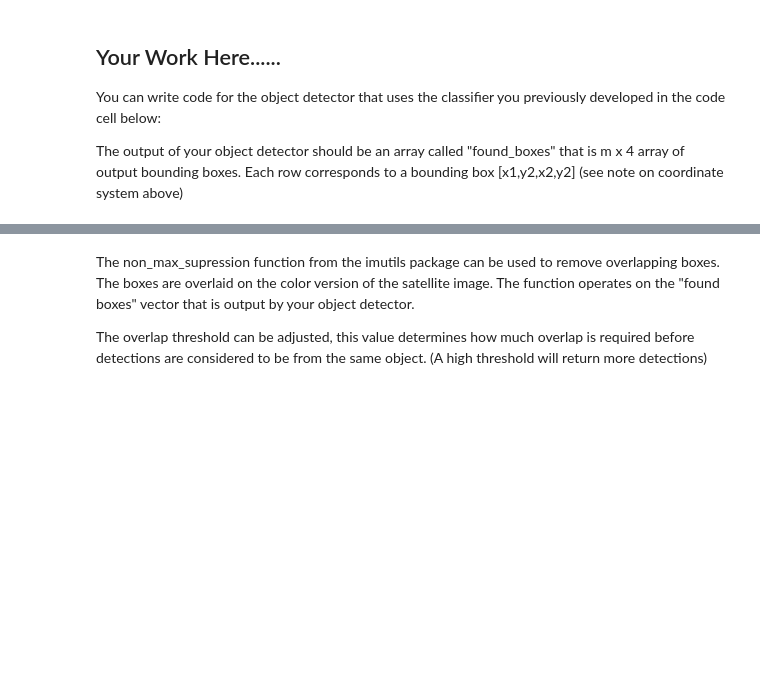
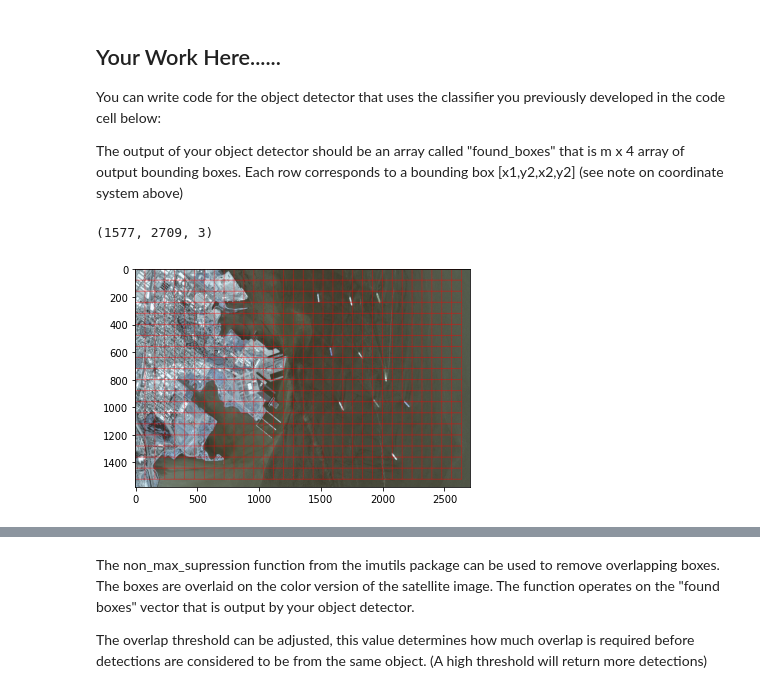
Before and after one commit to aoudjit/aoudjit, a Jupyter notebook: Etivity_assignment1_Aziz_AOUDJIT_20201281.ipynb, the cells around one changed output, grey strips where cells are left out. Saved outputs shown, nothing was run; the diff lists cells and outputs as text; code cells hidden in the pictures; blank space fills up the shorter version.

```diff
--- a/Etivity_assignment1_Aziz_AOUDJIT_20201281.ipynb
+++ b/Etivity_assignment1_Aziz_AOUDJIT_20201281.ipynb
@@ -335,10 +355,12 @@ def getHOGDetector(svm, sample):
 # %%
 def sliding_window(image, stepSize, windowSize):
 	# slide a window across the image
-	for y in range(0, image.shape[0], stepSize):
-		for x in range(0, image.shape[1], stepSize):
+
+ for x in range(0, image.shape[0], stepSize):
+      for y in range(0, image.shape[1], stepSize):
 			# yield the current window
-			yield (x, y, image[y:y + windowSize[1], x:x + windowSize[0]])
+        yield (x, y, image[x:x + windowSize[1], y:y + windowSize[0]])
+ #print(x,',',y)
 # %%
 class imageHogWithBound():
      list_images = [[]]
@@ -349,17 +371,33 @@ class imageHogWithBound():
 # %%
 images_hog = []
 bounds = []
+windows = []
 imageHog = imageHogWithBound()
-for (x, y, window) in sliding_window(gray_img, stepSize=32, windowSize=(n, n)):
-		 #if window.shape[0] != 64 or window.shape[1] != 64:
-			#   continue
-     #print(window)
-     bound = [x,y,x+n,y+n]
-     im_hog = feature.hog(np.array(window).astype('uint8'), orientations=9, pixels_per_cell=(8, 8),cells_per_block=(2, 2),transform_sqrt=True, block_norm="L1",visualize=True)
-     #im_hog = exposure.rescale_intensity(im_hog, out_range=(0, 255))
-     #im_hog = im_hog.astype("uint8")
-     imageHog.add(im_hog,bound)
-     images_hog.append(im_hog)
+print(col_img.shape)
+for (x, y, window) in sliding_window(col_img, stepSize=80, windowSize=(n, n)):
+    if window.shape[0] == n and window.shape[1] == n:
+         windows.append((x, y, window))
+         bound = [x,y,x+n,y+n];
+         im_hog = feature.hog(np.array(window).astype('uint8'), orientations=9, pixels_per_cell=(8, 8),cells_per_block=(2, 2),transform_sqrt=True, block_norm="L1",visualize=True, multichannel=True)
+     #print(im_hog)
+     #im_hog = exposure.rescale_intensity(np.array(im_hog).astype('uint8'), out_range=(0, 255))
+     #im_hog = np.array(im_hog).astype("uint8")
+         imageHog.add(im_hog,bound)
+         images_hog.append(im_hog)
+# %% [output]
+(1577, 2709, 3)
+# %%
+#plt.imshow(col_img, aspect='auto')
+temp_image = col_img.copy()
+for (x, y, window) in windows:
+         # draw window on image
+      #print(x,',',y)
+      cv2.rectangle(temp_image, (y, x), (y + n, x + n), (255, 0, 0), 2) # draw rectangle on image
+plt.imshow(temp_image, aspect='auto')
+#plt.imshow(col_img, aspect='auto')
+plt.show()
+# %% [output]
+[figure, added]
 # %%
 def reshapeMat21D(mat):
    lines = np.ones(n*n)
```
Also changed, not shown: parts of 19 cells of this notebook.
